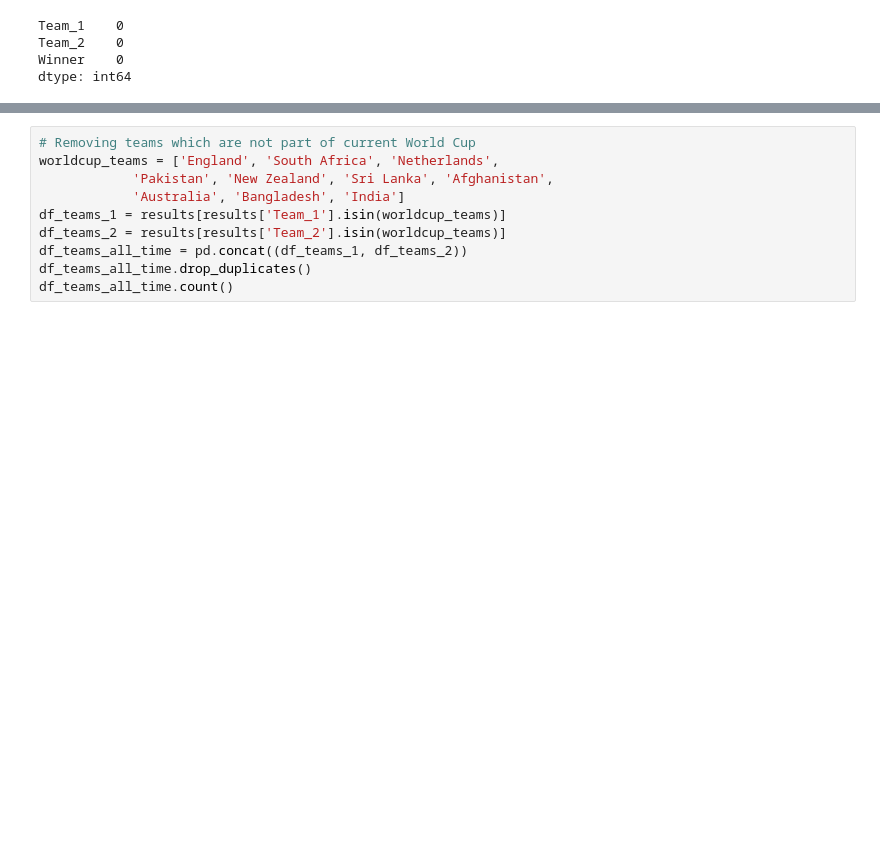
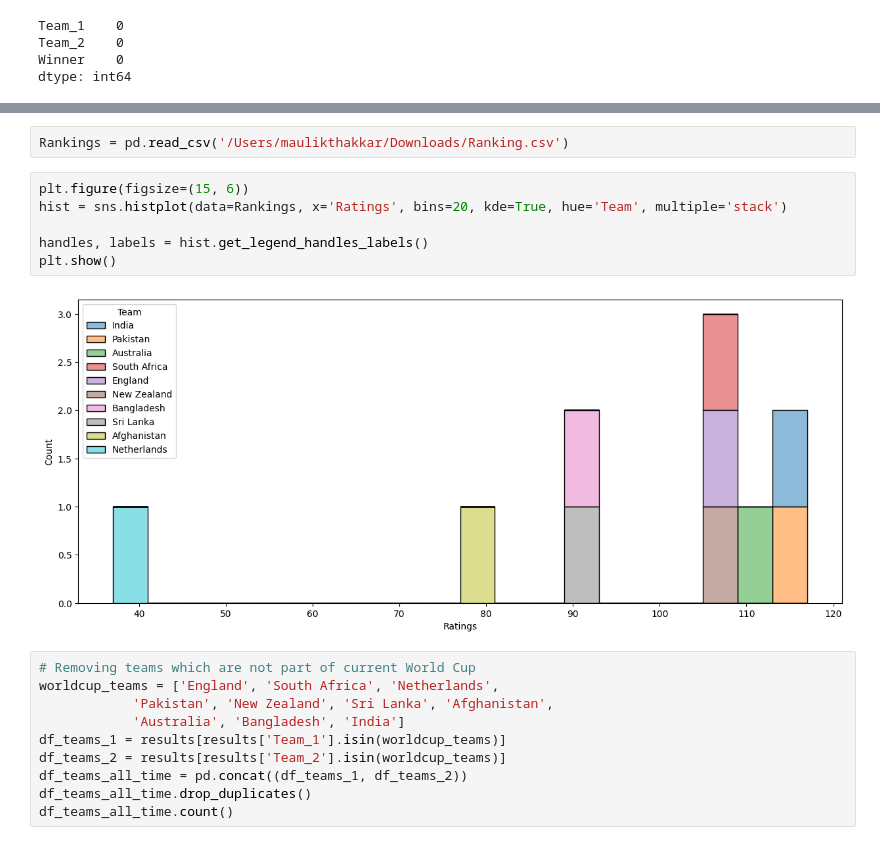
Before and after one commit to Maulik2493/IT496-T18-CP3, a Jupyter notebook: Task_2_3.ipynb, the cells around one changed output, grey strips where cells are left out. Cells and saved outputs as stored; diff of their text form; blank space fills up the shorter version.

```diff
--- a/Task_2_3.ipynb
+++ b/Task_2_3.ipynb
@@ -71,3 +96,13 @@ dtype: int64
+# %%
+Rankings = pd.read_csv('/Users/maulikthakkar/Downloads/Ranking.csv')
+# %%
+plt.figure(figsize=(15, 6))
+hist = sns.histplot(data=Rankings, x='Ratings', bins=20, kde=True, hue='Team', multiple='stack')
+
+handles, labels = hist.get_legend_handles_labels()
+plt.show()
+# %% [output]
+[figure, added]
 # %%
 # Removing teams which are not part of current World Cup
 worldcup_teams = ['England', 'South Africa', 'Netherlands',
```
Also changed, not shown: parts of 4 cells of this notebook.
